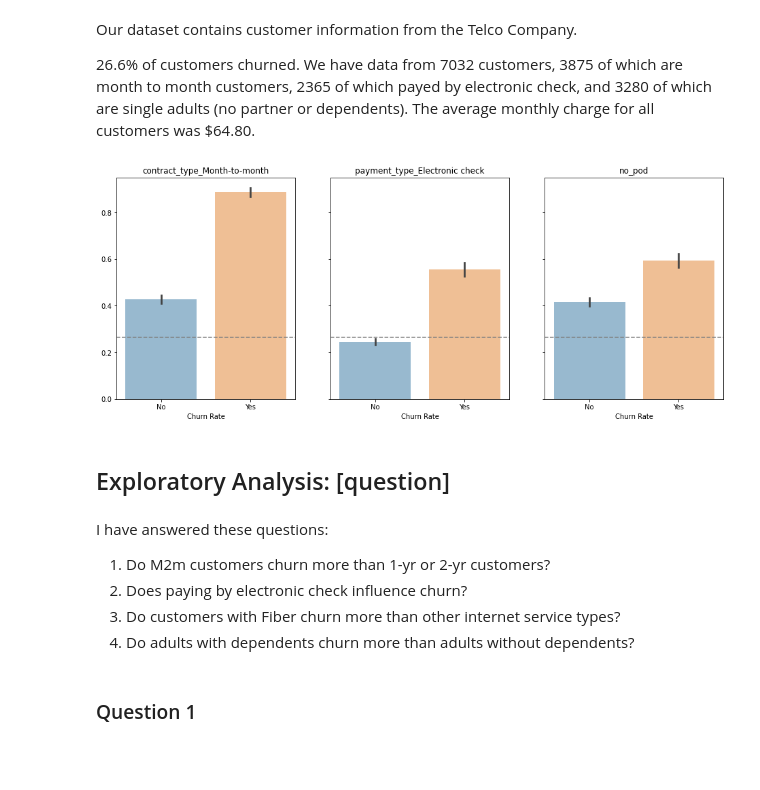
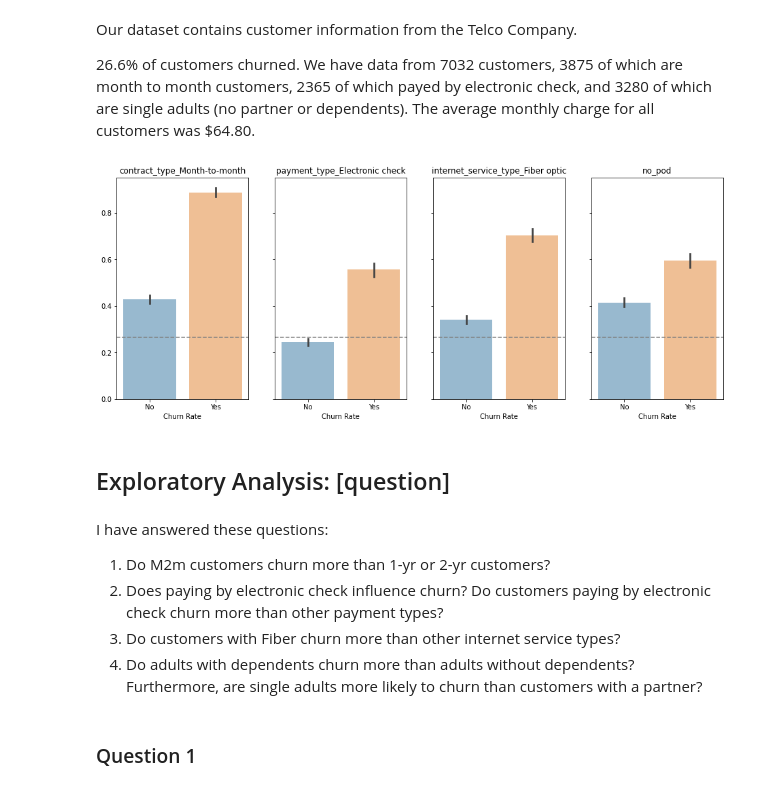
Before and after one commit to SchneemannDavid/classification_project, a Jupyter notebook: Final Report.ipynb, the cells around one changed output. Saved outputs shown, nothing was run; the diff lists cells and outputs as text; code cells hidden in the pictures; blank space fills up the shorter version.

```diff
--- a/Final Report.ipynb
+++ b/Final Report.ipynb
@@ -166,33 +166,33 @@ Our dataset contains customer information from the Telco Company.
 26.6% of customers churned. We have data from 7032 customers, 3875 of which are month to month customers, 2365 of which payed by electronic check, and 3280 of which are single adults (no partner or dependents). The average monthly charge for all customers was $64.80.
 # %%
 # My visualization setting the context of the data
-# This visual shows churn rate of the three most prominent features I explore
-features = ['contract_type_Month-to-month', 'payment_type_Electronic check', 'no_pod']
+# This visual shows churn rate of the four most prominent features I explore
+features = ['contract_type_Month-to-month', 'payment_type_Electronic check', 'internet_service_type_Fiber optic','no_pod']
 
 enumerate(features)
 
 list(enumerate(features))
 
 churn_rate = train.churn_encoded.mean()
-_, ax = plt.subplots(nrows=1, ncols=3, figsize=(16, 6), sharey=True)
+_, ax = plt.subplots(nrows=1, ncols=4, figsize=(16, 6), sharey=True)
 for i, feature in enumerate(features):
     sns.barplot('churn', feature, data=train
                 , ax=ax[i], alpha=0.5)
     ax[i].set_xlabel('Churn Rate')
     ax[i].set_ylabel('')
     ax[i].set_title(feature)
     ax[i].axhline(churn_rate, ls='--', color='grey')
 # %% [output]
-[figure, old version]
+[figure, new version]
 # %% [markdown]
 ## Exploratory Analysis: [question]
 # %% [markdown]
 I have answered these questions:
 
 1. Do M2m customers churn more than 1-yr or 2-yr customers?
-2. Does paying by electronic check influence churn?
+2. Does paying by electronic check influence churn? Do customers paying by electronic check churn more than other payment types?
 3. Do customers with Fiber churn more than other internet service types?
-4. Do adults with dependents churn more than adults without dependents?
+4. Do adults with dependents churn more than adults without dependents? Furthermore, are single adults more likely to churn than customers with a partner?
 # %% [markdown]
 ### Question 1
 # %% [markdown]
```
Also changed, not shown: parts of 33 cells of this notebook, 3 other files.
